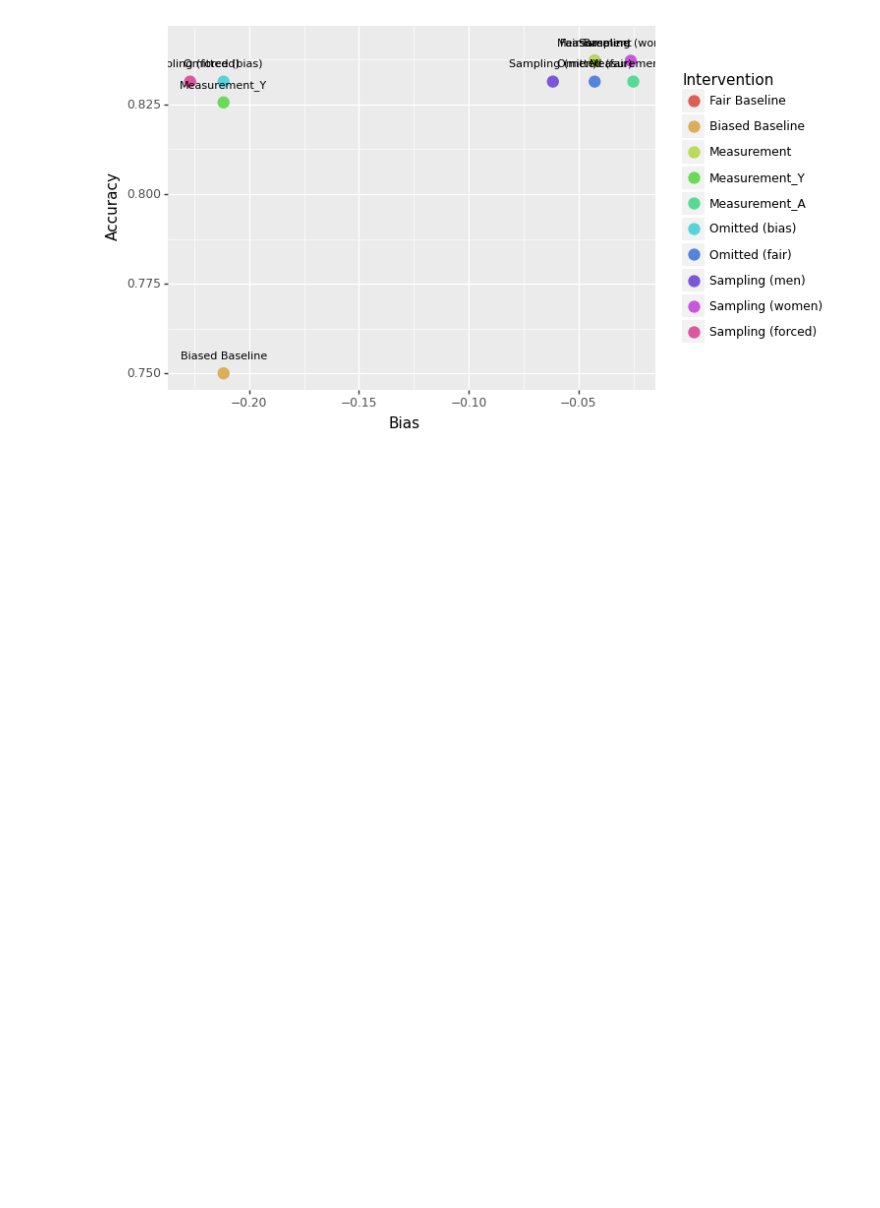
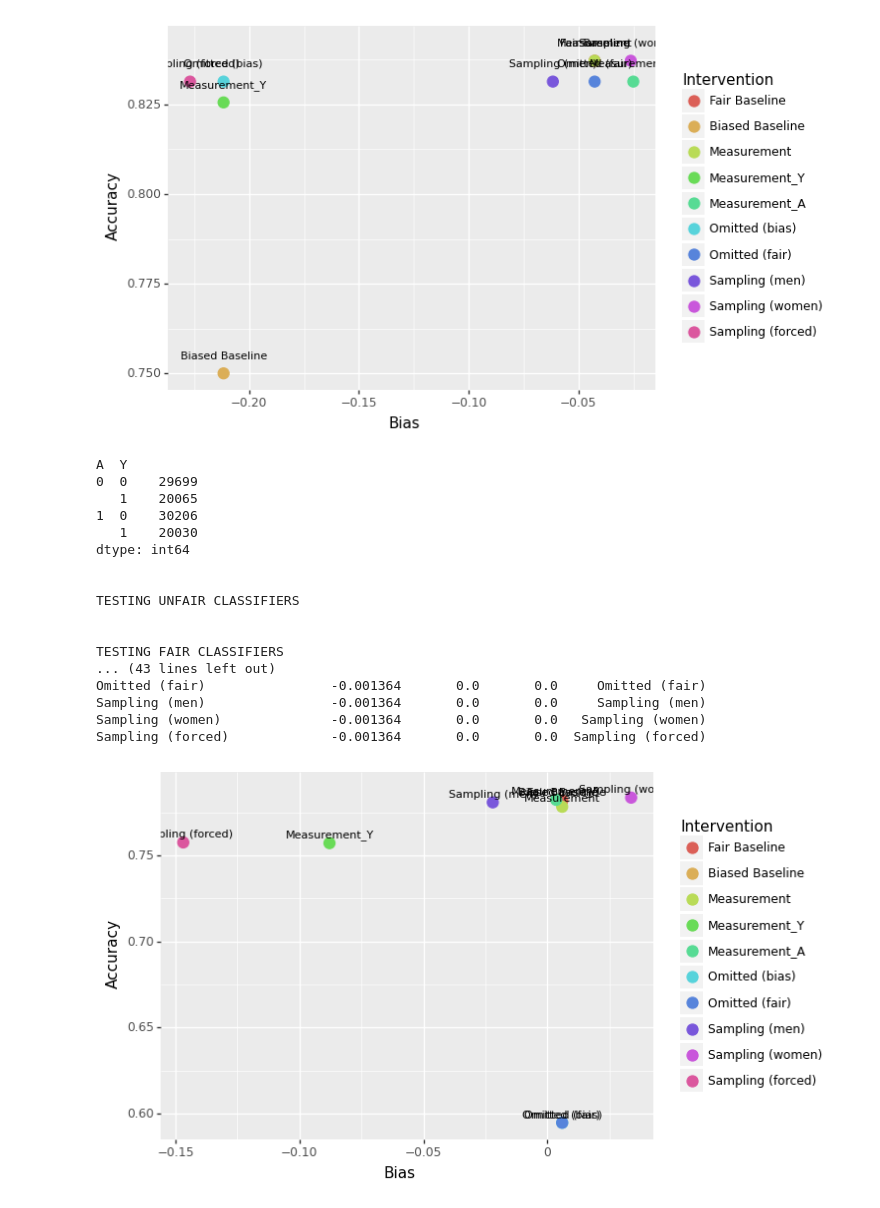
Before and after one commit to Toon-Meynen/fairness-ai, a Jupyter notebook: Famous.ipynb, the cells around one changed output. Drawn from its saved outputs; the diff is of its cells as text; code cells hidden in the pictures; blank space fills up the shorter version.

```diff
--- a/Famous.ipynb
+++ b/Famous.ipynb
@@ -416,3 +417,42 @@ Sampling (men)                -0.004065       0.0       0.0     Sampling (men)
 Sampling (women)              -0.004065       0.0       0.0   Sampling (women)
 Sampling (forced)             -0.004065       0.0       0.0  Sampling (forced)
 [figure]
+# %%
+import pickle
+
+with open("data/synthetic/20_x.p", "rb") as f:
+    data = pickle.load(f)
+
+print(data.df().groupby(["A", "Y"]).size())
+
+train, test = data.split(0.2)
+
+params = {"measurement": [f"X{i}" for i in range(20)],
+         "a": "A",
+         "y": "Y",
+         "omit": [[f"X{i}" for i in range(20)]]}
+
+
+tester = ClassifierTester(train, test, train, test)
+performances = tester.test_all_algorithms(params, True)
+performances['classifier'] = performances.index
+make_scatterplot(performances, "Accuracy", "Bias")
+# %% [output]
+A  Y
+0  0    29699
+   1    20065
+1  0    30206
+   1    20030
+dtype: int64
+
+
+TESTING UNFAIR CLASSIFIERS
+
+
+TESTING FAIR CLASSIFIERS
+... (43 lines left out)
+Omitted (fair)                -0.001364       0.0       0.0     Omitted (fair)
+Sampling (men)                -0.001364       0.0       0.0     Sampling (men)
+Sampling (women)              -0.001364       0.0       0.0   Sampling (women)
+Sampling (forced)             -0.001364       0.0       0.0  Sampling (forced)
+[figure, added]
```
Also changed, not shown: parts of 2 cells of this notebook, 3 other files.
